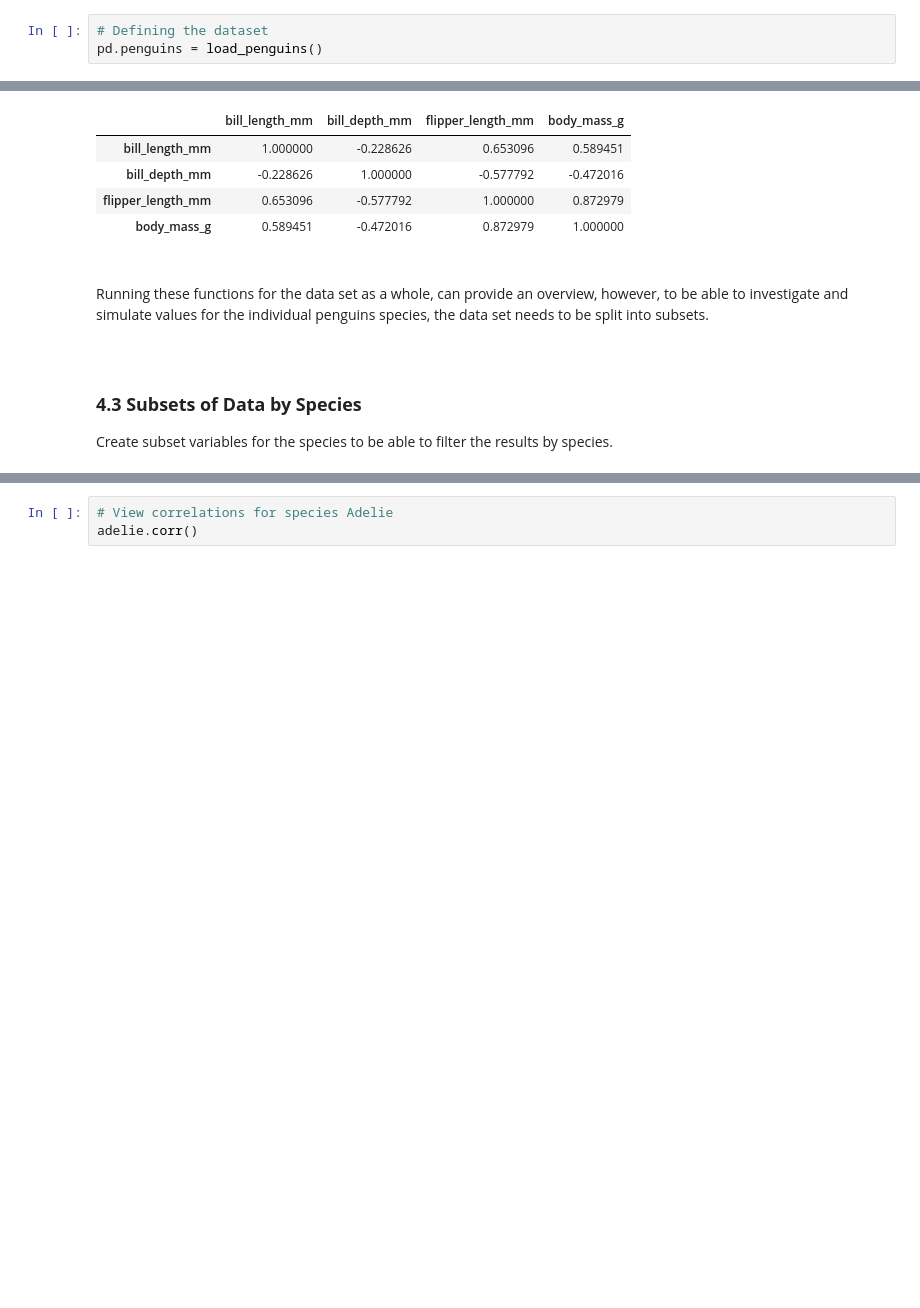
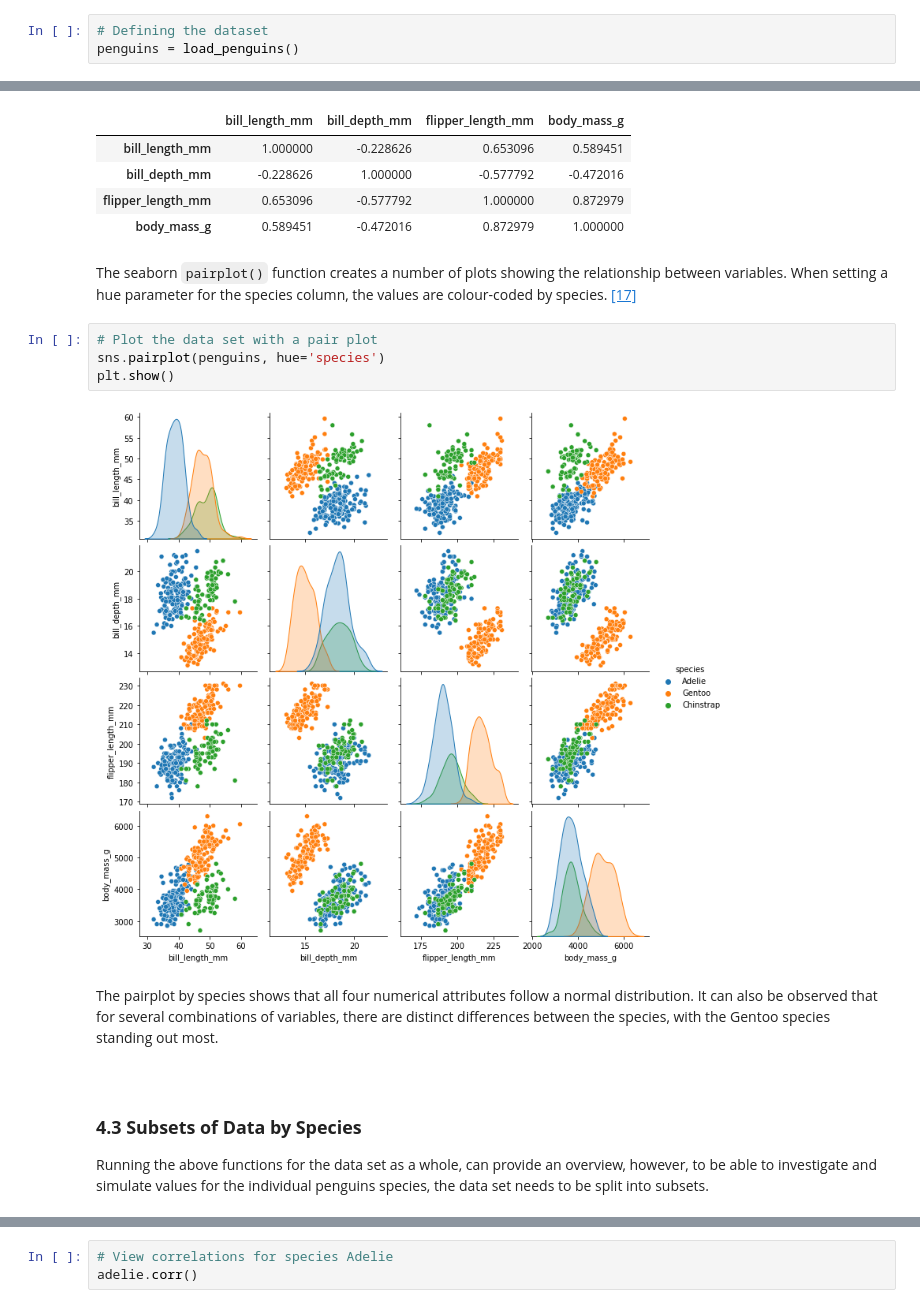
Before and after one commit to ssteffens/programming-data-analysis-project, a Jupyter notebook: project.ipynb, the cells around one changed output, grey strips where cells are left out. Cells and saved outputs as stored; diff of their text form; blank space fills up the shorter version.

Commit message:
Update section 4 - Original data set investigation

```diff
--- a/project.ipynb
+++ b/project.ipynb
@@ -101,7 +113,7 @@ import numpy as np
 After importing the library, the dataset can then be defined as a pandas dataframe.
 # %%
 # Defining the dataset
-pd.penguins = load_penguins()
+penguins = load_penguins()
 # %% [markdown]
 ***
 
@@ -392,15 +404,21 @@ penguins.corr()
 | bill_depth_mm | -0.228626 | 1.000000 | -0.577792 | -0.472016 |
 | flipper_length_mm | 0.653096 | -0.577792 | 1.000000 | 0.872979 |
 | body_mass_g | 0.589451 | -0.472016 | 0.872979 | 1.000000 |
-# %% [markdown]
-<br>
-
-Running these functions for the data set as a whole, can provide an overview, however, to be able to investigate and simulate values for the individual penguins species, the data set needs to be split into subsets.
+# %% [markdown]
+The seaborn `pairplot()` function creates a number of plots showing the relationship between variables. When setting a hue parameter for the species column, the values are colour-coded by species. [[17]](#reference17)
+# %%
+# Plot the data set with a pair plot
+sns.pairplot(penguins, hue='species')
+plt.show()
+# %% [output]
+[figure, added]
+# %% [markdown]
+The pairplot by species shows that all four numerical attributes follow a normal distribution. It can also be observed that for several combinations of variables, there are distinct differences between the species, with the Gentoo species standing out most.
 # %% [markdown]
 <br>
 
 <a id='part4.3'></a>
 ### **4.3 Subsets of Data by Species**
 
-Create subset variables for the species to be able to filter the results by species.
+Running the above functions for the data set as a whole, can provide an overview, however, to be able to investigate and simulate values for the individual penguins species, the data set needs to be split into subsets.
 # %%
```
Also changed, not shown: parts of 29 cells of this notebook.
